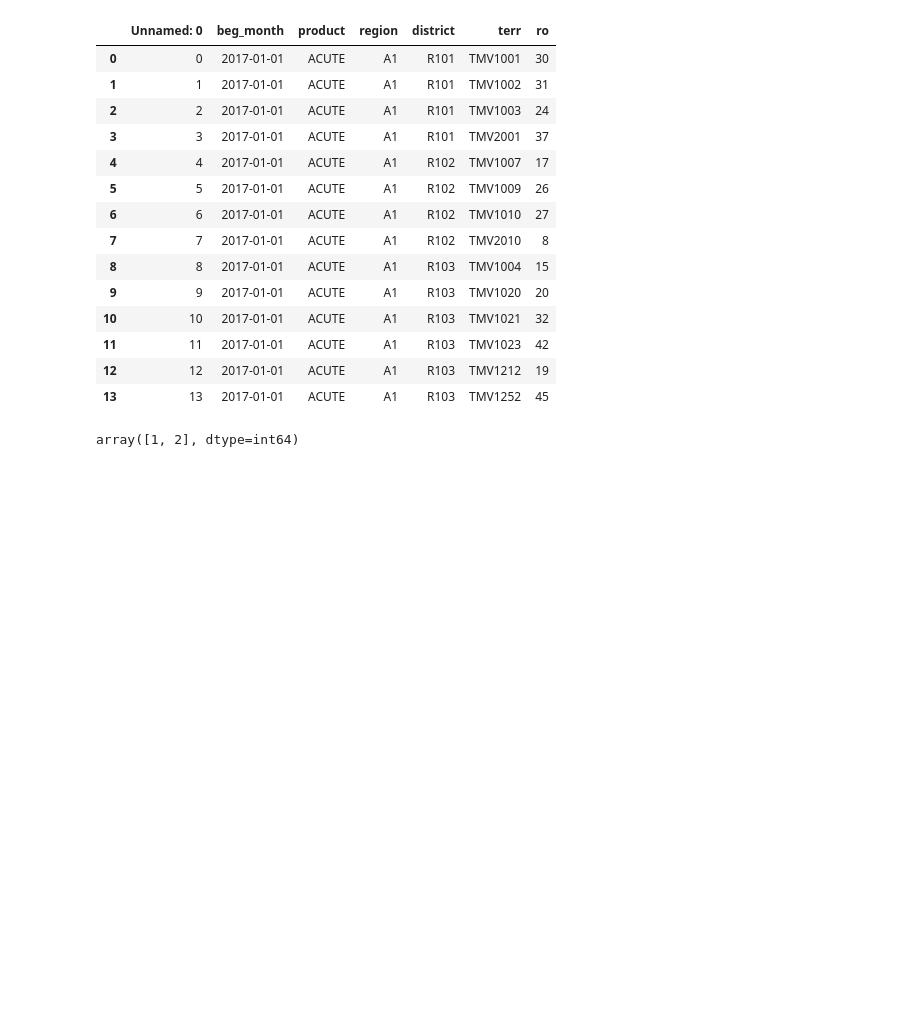
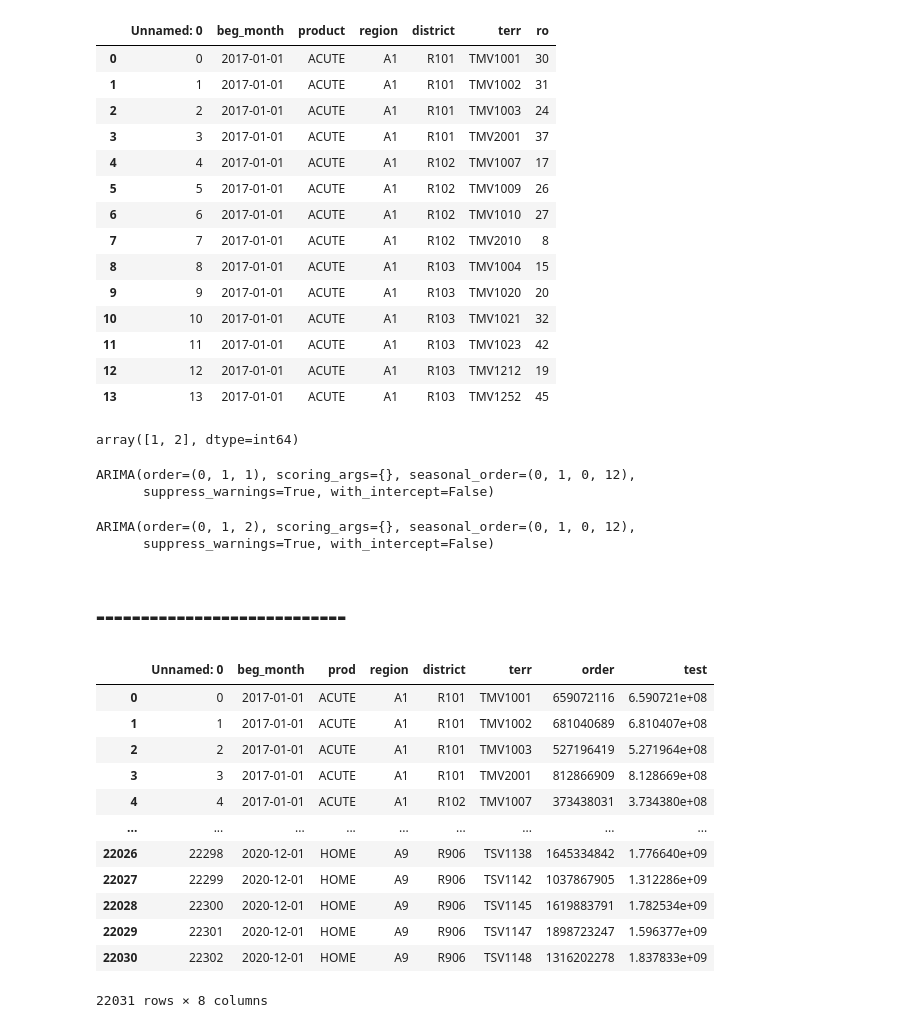
Before and after one commit to odog96veritic/forecast_generator, a Jupyter notebook: test.ipynb, the cells around one changed output. Cells and saved outputs as stored; diff of their text form; code cells hidden in the pictures; blank space fills up the shorter version.

```diff
--- a/test.ipynb
+++ b/test.ipynb
@@ -451,3 +495,15 @@ df.head(14)
 pd.DataFrame({"A": [1, 2]})["A"].to_numpy()
 # %% [output]
 array([1, 2], dtype=int64)
+# %%
+tsfm.get_model("ACUTE", True)
+# %% [output]
+ARIMA(order=(0, 1, 1), scoring_args={}, seasonal_order=(0, 1, 0, 12),
+      suppress_warnings=True, with_intercept=False)
+# %%
+tsfm.get_model("ACUTE", False)
+# %% [output]
+ARIMA(order=(0, 1, 2), scoring_args={}, seasonal_order=(0, 1, 0, 12),
+      suppress_warnings=True, with_intercept=False)
+# %% [markdown]
+# ----------------------------
@@ -453,0 +517,16 @@ array([1, 2], dtype=int64)
+# %%
+df
+# %% [output]
+|  | Unnamed: 0 | beg_month | prod | region | district | terr | order | test |
+| 0 | 0 | 2017-01-01 | ACUTE | A1 | R101 | TMV1001 | 659072116 | 6.590721e+08 |
+| 1 | 1 | 2017-01-01 | ACUTE | A1 | R101 | TMV1002 | 681040689 | 6.810407e+08 |
+| 2 | 2 | 2017-01-01 | ACUTE | A1 | R101 | TMV1003 | 527196419 | 5.271964e+08 |
+| 3 | 3 | 2017-01-01 | ACUTE | A1 | R101 | TMV2001 | 812866909 | 8.128669e+08 |
+| 4 | 4 | 2017-01-01 | ACUTE | A1 | R102 | TMV1007 | 373438031 | 3.734380e+08 |
+| ... | ... | ... | ... | ... | ... | ... | ... | ... |
+| 22026 | 22298 | 2020-12-01 | HOME | A9 | R906 | TSV1138 | 1645334842 | 1.776640e+09 |
+| 22027 | 22299 | 2020-12-01 | HOME | A9 | R906 | TSV1142 | 1037867905 | 1.312286e+09 |
+| 22028 | 22300 | 2020-12-01 | HOME | A9 | R906 | TSV1145 | 1619883791 | 1.782534e+09 |
+| 22029 | 22301 | 2020-12-01 | HOME | A9 | R906 | TSV1147 | 1898723247 | 1.596377e+09 |
+| 22030 | 22302 | 2020-12-01 | HOME | A9 | R906 | TSV1148 | 1316202278 | 1.837833e+09 |
+22031 rows × 8 columns
```
Also changed, not shown: parts of 8 cells of this notebook, 3 other files.
